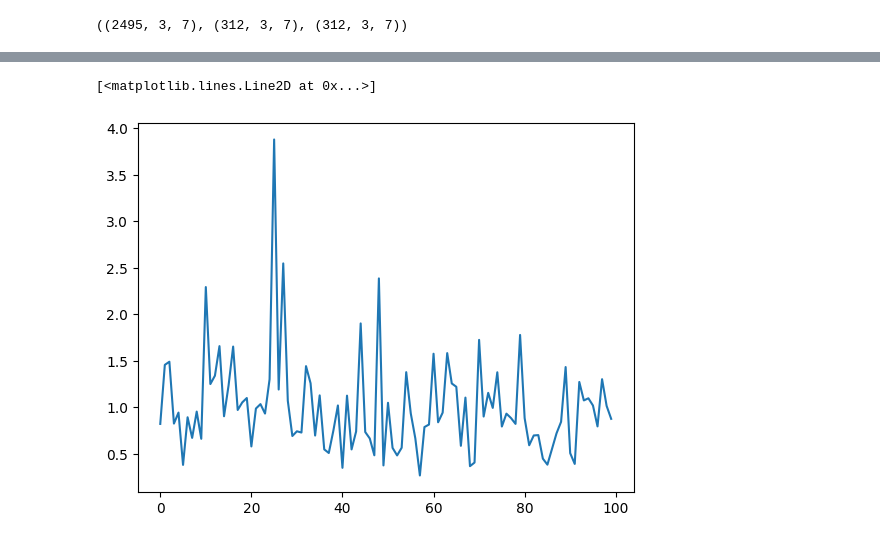
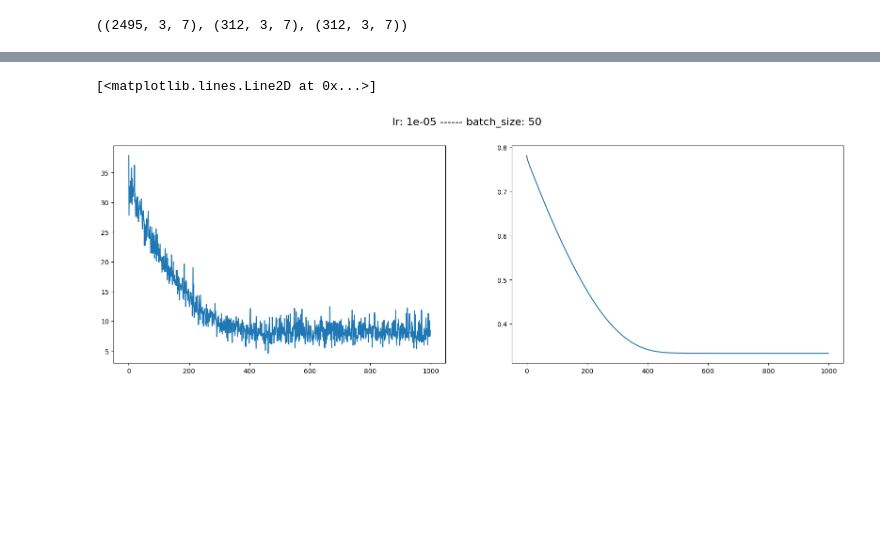
Before and after one commit to jasonchu-dev/Air_Quality_Forecasting, a Jupyter notebook: gpu_version.ipynb, the cells around one changed output, grey strips where cells are left out. Cells and saved outputs as stored; diff of their text form; code cells hidden in the pictures; blank space fills up the shorter version.

```diff
--- a/gpu_version.ipynb
+++ b/gpu_version.ipynb
@@ -205,7 +206,7 @@ class CustomDataset(Dataset):
         label = self.labels[idx]
         return feature, label
 # %%
-batch_size = 30
+batch_size = 50
 
 train_data = torch.utils.data.DataLoader(
     CustomDataset(X_train, y_train),
@@ -219,7 +220,7 @@ train_data = torch.utils.data.DataLoader(
 test_data = torch.utils.data.DataLoader(
     CustomDataset(X_test, y_test),
     batch_size=batch_size,
-    shuffle=True,
+    shuffle=False,
     drop_last=False,
     num_workers=0,
     pin_memory=False
@@ -233,6 +234,20 @@ val_data = torch.utils.data.DataLoader(
     num_workers=0,
     pin_memory=False
 )
+# %%
+def format_number(num, length=19):
+    num_str = str(num)
+    if "." in num_str:
+        integer_part, decimal_part = num_str.split(".")
+        formatted_decimal_part = decimal_part.ljust(3, '0')
+        formatted_integer_part = integer_part
+        formatted_num = "{}.{}".format(formatted_integer_part, formatted_decimal_part)
+    else:
+        formatted_num = num_str
+
+    formatted_num = formatted_num.ljust(length, '0')
+
+    return formatted_num
 # %%
 class EB(nn.Module):
     def __init__(self, input_dim, output_dim, kernel_size):
@@ -360,5 +433,10 @@ Epoch: 100 --- Loss: 0.8762407302856445
 # %%
-plt.plot(pts)
+# plt.plot(loss_pts)
+
+fig, (ax1, ax2) = plt.subplots(1, 2, figsize=(20, 6))
+fig.suptitle(f'lr: {lr} ------ batch_size: {batch_size}', fontsize=16)
+ax1.plot(loss_pts)
+ax2.plot(err_pts)
 # %% [output]
 [<matplotlib.lines.Line2D at 0x...>]
-[figure, old version]
+[figure, new version]
```
Also changed, not shown: parts of 9 cells of this notebook.
